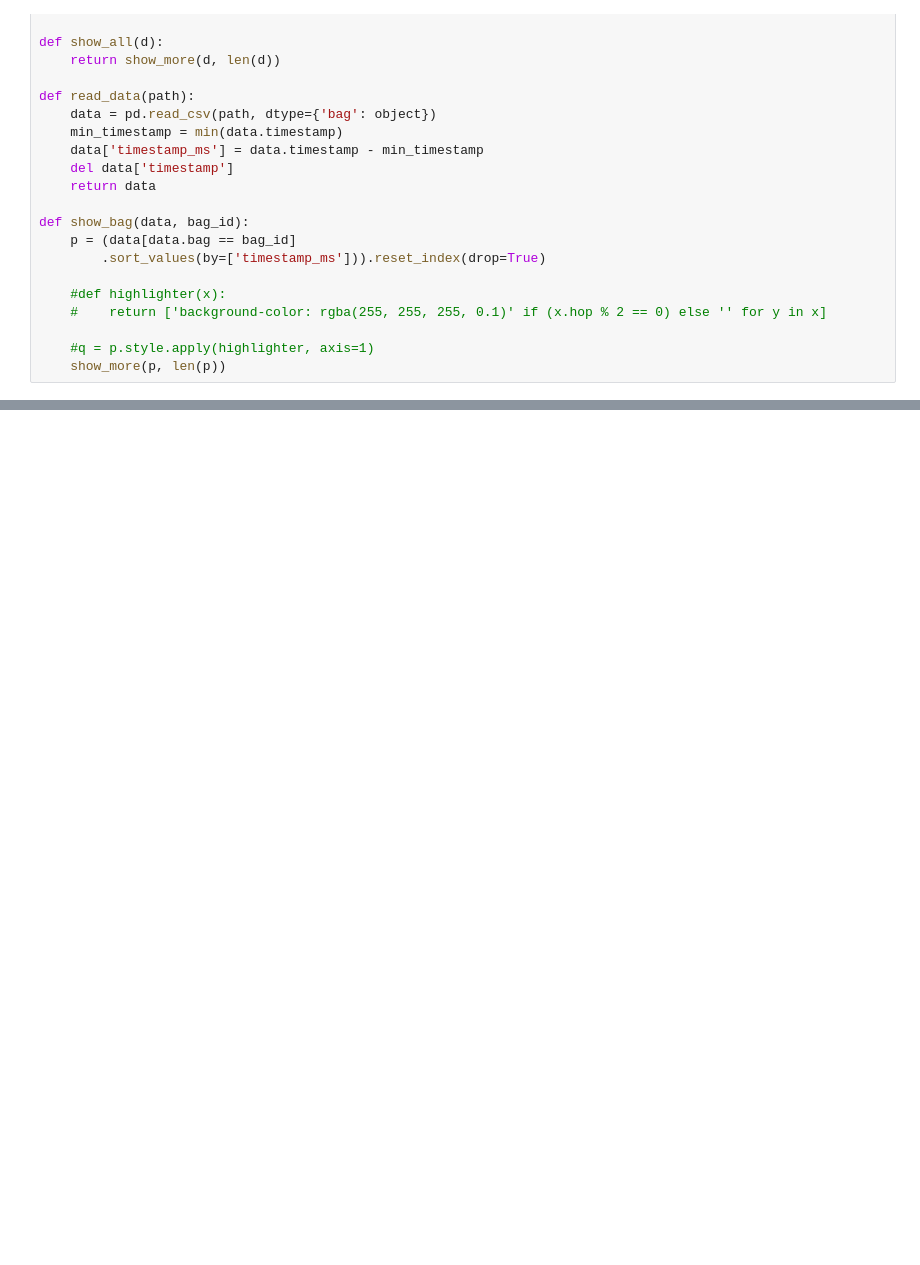
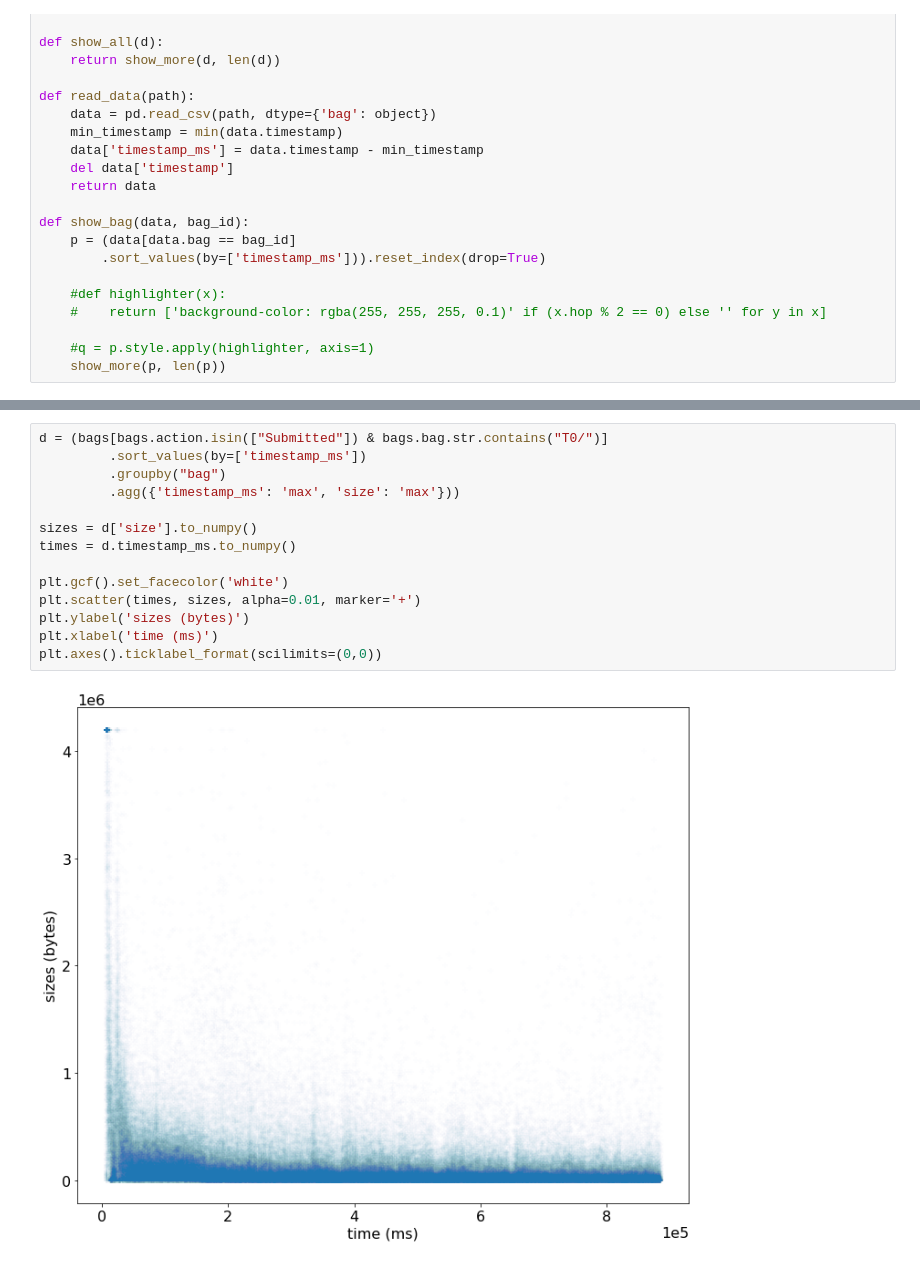
Before and after one commit to r2e2-project/r2e2, a Jupyter notebook: notebooks/bags.ipynb, the cells around one changed output, grey strips where cells are left out. Drawn from its saved outputs; the diff is of its cells as text; blank space fills up the shorter version.

```diff
--- a/notebooks/bags.ipynb
+++ b/notebooks/bags.ipynb
@@ -61,0 +83,16 @@ show_bag(bags, "T3/W5/B0")
+# %%
+d = (bags[bags.action.isin(["Submitted"]) & bags.bag.str.contains("T0/")]
+         .sort_values(by=['timestamp_ms'])
+         .groupby("bag")
+         .agg({'timestamp_ms': 'max', 'size': 'max'}))
+
+sizes = d['size'].to_numpy()
+times = d.timestamp_ms.to_numpy()
+
+plt.gcf().set_facecolor('white')
+plt.scatter(times, sizes, alpha=0.01, marker='+')
+plt.ylabel('sizes (bytes)')
+plt.xlabel('time (ms)')
+plt.axes().ticklabel_format(scilimits=(0,0))
+# %% [output]
+[figure, added]
```
Also changed, not shown: parts of 5 cells of this notebook.
